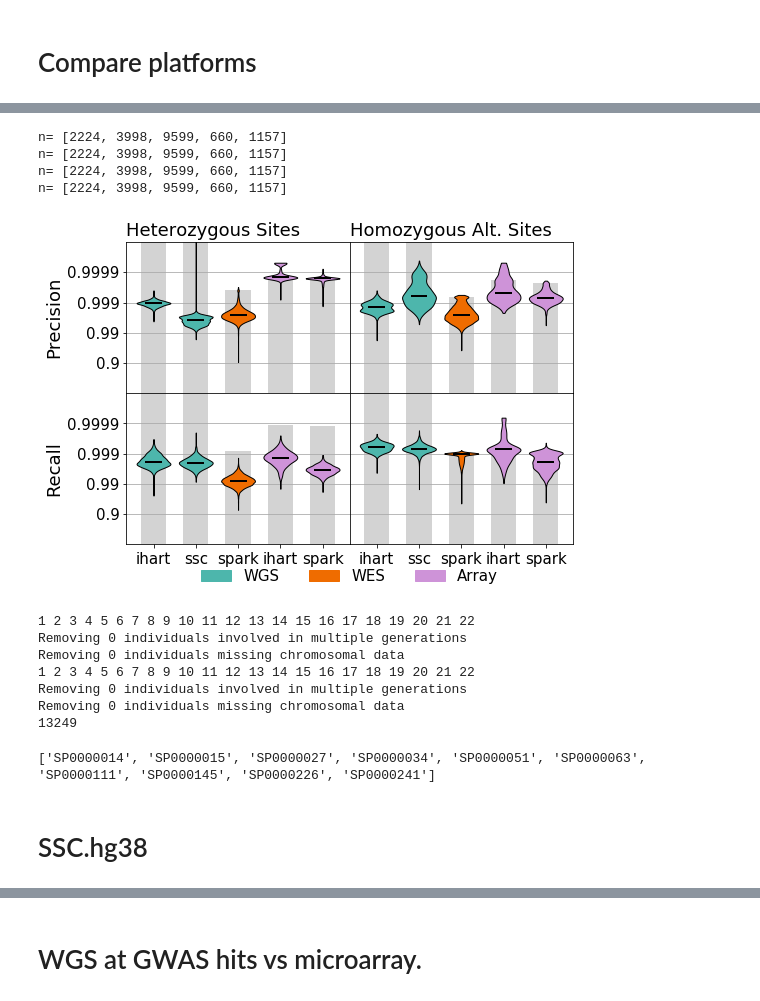
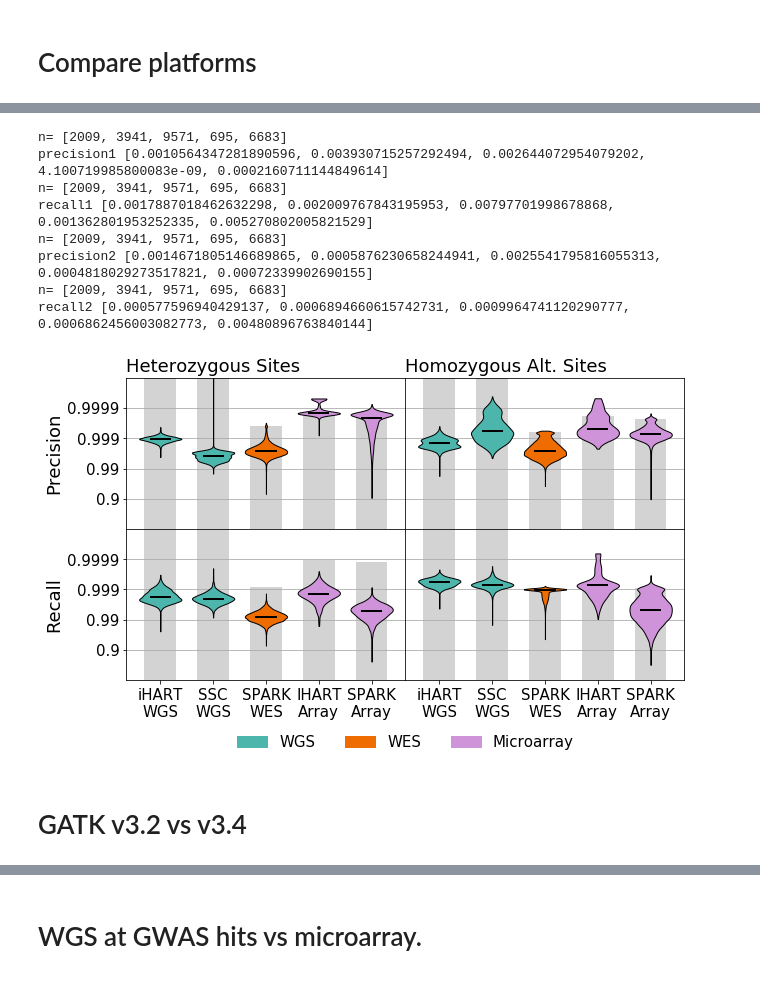
Before and after one commit to kpaskov/FamilySeqError, a Jupyter notebook: parameter_estimation/Population-Analysis.ipynb, the cells around one changed output, grey strips where cells are left out. Saved outputs shown, nothing was run; the diff lists cells and outputs as text; code cells hidden in the pictures.

Commit message:
finishing up plots for paper

```diff
--- a/parameter_estimation/Population-Analysis.ipynb
+++ b/parameter_estimation/Population-Analysis.ipynb
@@ -157,21 +125,3 @@ def plot_precision_recall(filename, datasets, ylim=[0, 5],
         plt.show()
 # %% [markdown]
 # Compare platforms
-# %%
-ihart_wgs_samples = compare_rates.pull_samples('../../DATA/ihart.ms2/family_genotype_counts', chroms)
-with open('../../FamilySeqError/params/ihart.ms2_params.json', 'r') as f:
-    params = json.load(f)
-
-    family_size = np.zeros((len(ihart_wgs_samples.sample_ids),))
-    family_size[:] = np.nan
-    num_nm = np.zeros((len(ihart_wgs_samples.sample_ids),))
-    num_nm[:] = np.nan
-    num_missing = np.zeros((len(ihart_wgs_samples.sample_ids),))
-    num_missing[:] = np.nan
-
-    for i, (sample_id, family) in enumerate(zip(ihart_wgs_samples.sample_ids, ihart_wgs_samples.families)):
-        key = '%s.%s' % (family, sample_id)
-        if key in params:
-            family_size[i] = params[key]['family_size']
-            num_nm[i] = params[key]['nonmendelian_count']/params[key]['total_count']
-            num_missing[i] = params[key]['missing_count']/params[key]['total_count']
@@ -243,13 +138,13 @@ ihart_chip_samples = compare_rates.pull_samples('../../DATA/ihart.chip/family_ge
 ihart_chip_num_sites = compare_rates.pull_num_sites(ihart_chip_samples, '../../FamilySeqError/params/ihart.chip_params.json')
 
 datasets_of_interest = [
-    {'name': 'ihart',
+    {'name': 'iHART\nWGS',
      'color': '#4db6ac',
      'family_genotype_dir': '../../DATA/ihart.ms2/family_genotype_counts',
      'param_file': '../../FamilySeqError/params/ihart.ms2_params.json',
      'sample_filter': lambda x: x.is_child & np.array([x in ihart_is_ok_sample for x in ihart_wgs_samples.sample_ids])
     },
-    {'name': 'ssc',
+    {'name': 'SSC\nWGS',
      'color': '#4db6ac',
      'family_genotype_dir': ['../../DATA/ssc.hg38/family_genotype_counts/phase1-1',
                              '../../DATA/ssc.hg38/family_genotype_counts/phase1-2',
@@ -283,19 +178,19 @@ datasets_of_interest = [
                    ],
      'sample_filter': lambda x: x.is_child
     },
-    {'name': 'spark',
+    {'name': 'SPARK\nWES',
      'color': '#ef6c00',
      'family_genotype_dir': '../../DATA/spark.exome/family_genotype_counts/EX',
      'param_file': '../../FamilySeqError/params/spark.exome_EX_params.json',
      'sample_filter': lambda x: x.is_child
     },
-    {'name': 'ihart',
+    {'name': 'IHART\nArray',
      'color': '#ce93d8',
      'family_genotype_dir': '../../DATA/ihart.chip/family_genotype_counts',
      'param_file': '../../FamilySeqError/params/ihart.chip_params.json',
      'sample_filter': lambda x: x.is_child & (np.array(ihart_chip_num_sites) > 300000)
     },
-    {'name': 'spark',
+    {'name': 'SPARK\nArray',
      'color': '#ce93d8',
      'family_genotype_dir': '../../DATA/spark/family_genotype_counts',
      'param_file': '../../FamilySeqError/params/spark_params.json',
@@ -304,7 +199,7 @@ datasets_of_interest = [
 ]
 
 
-process_datasets(datasets_of_interest)
+compare_rates.process_datasets(datasets_of_interest, chroms)
 # %% [output]
 1 2 3 4 5 6 7 8 9 10 11 12 13 14 15 16 17 18 19 20 21 22
 Removing 3 individuals involved in multiple generations
@@ -354,29 +239,17 @@ num removed due to too many non-Mendelian sites 5576
 # %%
 plot_precision_recall('../plots/sequencing_method.eps',
                       datasets_of_interest,
-                      legend_labels=['WGS', 'WES', 'Array'], legend_colors=['#4db6ac', '#ef6c00', '#ce93d8'],
+                      legend_labels=['WGS', 'WES', 'Microarray'],
+                      legend_colors=['#4db6ac', '#ef6c00', '#ce93d8'],
+                      #figsize=(11, 6)
                      )
 # %% [output]
-n= [2224, 3998, 9599, 660, 1157]
-n= [2224, 3998, 9599, 660, 1157]
-n= [2224, 3998, 9599, 660, 1157]
-n= [2224, 3998, 9599, 660, 1157]
+n= [2009, 3941, 9571, 695, 6683]
+precision1 [0.0010564347281890596, 0.003930715257292494, 0.002644072954079202, 4.100719985800083e-09, 0.0002160711144849614]
+n= [2009, 3941, 9571, 695, 6683]
+recall1 [0.0017887018462632298, 0.002009767843195953, 0.00797701998678868, 0.001362801953252335, 0.005270802005821529]
+n= [2009, 3941, 9571, 695, 6683]
+precision2 [0.0014671805146689865, 0.0005876230658244941, 0.0025541795816055313, 0.0004818029273517821, 0.00072339902690155]
+n= [2009, 3941, 9571, 695, 6683]
+recall2 [0.000577596940429137, 0.0006894660615742731, 0.0009964741120290777, 0.0006862456003082773, 0.00480896763840144]
-[figure, old version]
+[figure, new version]
-# %%
-#ihart_samples = compare_rates.pull_samples('../../DATA/ihart/family_genotype_counts', chroms)
-#ihart_samples = compare_rates.pull_samples('../../PhasingFamilies/split_gen_ihart_quads', chroms)
-#ihart_old_samples = compare_rates.pull_samples('../../DATA/ihart/family_genotype_counts/CEN', chroms)
-#ihart32_samples = compare_rates.pull_samples('../../PhasingFamilies/split_gen_ihart3.2', chroms)
-
-#ssc_samples = compare_rates.pull_samples('../../PhasingFamilies/split_gen_ssc', chroms, dot_in_name=True)
-
-spark_exome_samples = compare_rates.pull_samples('../../DATA/spark.exome/family_genotype_counts', chroms)
-spark_samples = compare_rates.pull_samples('../../DATA/spark/family_genotype_counts', chroms)
-# %% [output]
-1 2 3 4 5 6 7 8 9 10 11 12 13 14 15 16 17 18 19 20 21 22
-Removing 0 individuals involved in multiple generations
-Removing 0 individuals missing chromosomal data
-1 2 3 4 5 6 7 8 9 10 11 12 13 14 15 16 17 18 19 20 21 22
-Removing 0 individuals involved in multiple generations
-Removing 0 individuals missing chromosomal data
-13249
@@ -404,4 +255,0 @@ Removing 0 individuals missing chromosomal data
-# %%
-print(spark_samples.sample_ids[:10])
-# %% [output]
-['SP0000014', 'SP0000015', 'SP0000027', 'SP0000034', 'SP0000051', 'SP0000063', 'SP0000111', 'SP0000145', 'SP0000226', 'SP0000241']
@@ -494,2 +255,0 @@ spark_precision_recall = compare_rates.pull_precision_recall(spark_samples, '../
-# %% [markdown]
-# SSC.hg38
@@ -546,0 +256,2 @@ spark_precision_recall = compare_rates.pull_precision_recall(spark_samples, '../
+# %% [markdown]
+# GATK v3.2 vs v3.4
```
Also changed, not shown: parts of 64 cells of this notebook, 3 other files.
